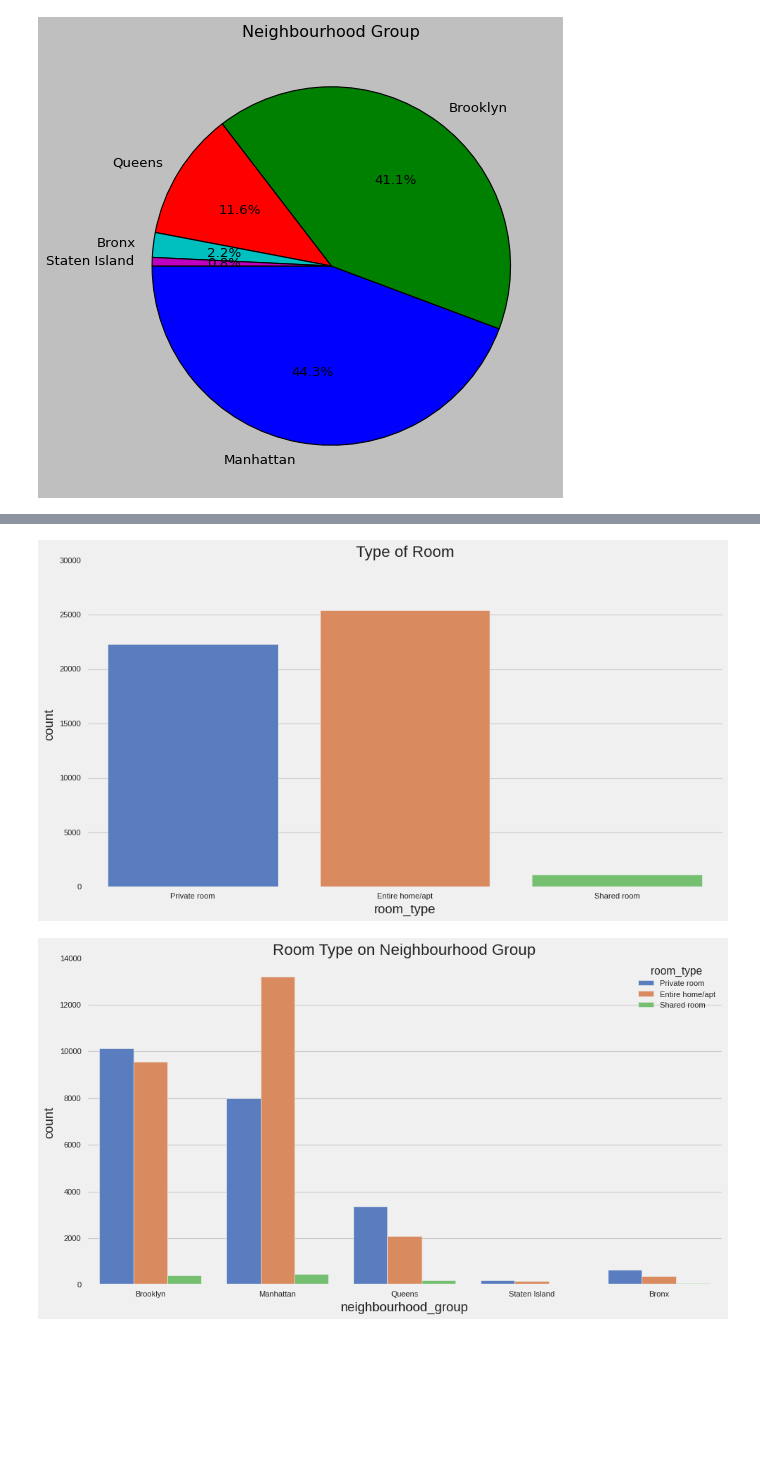
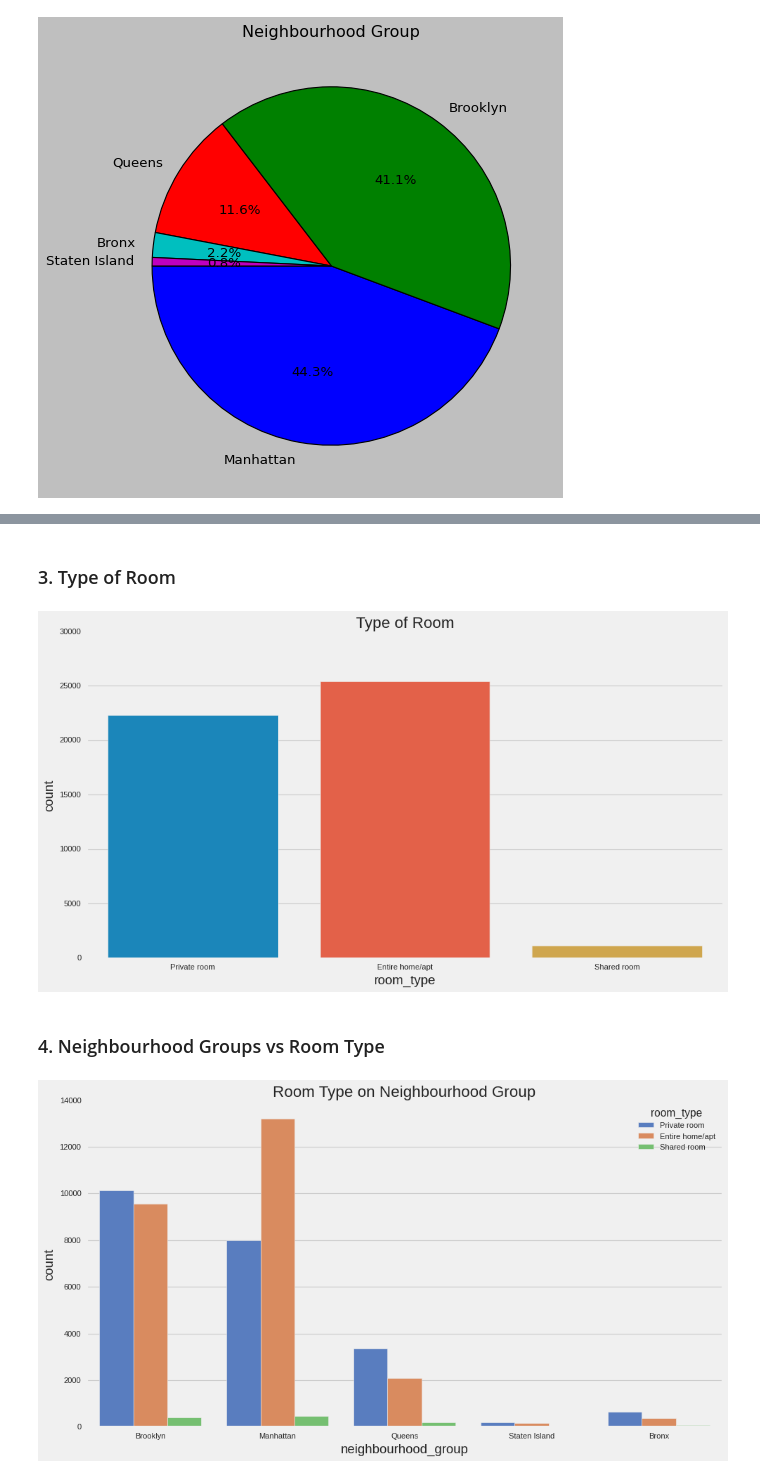
Before and after one commit to Rajashekar-Anumalla/AirbnbBookingAnalysis, a Jupyter notebook: Copy_of_Airbnb_Bookings_Analysis_Capstone_Project.ipynb, the cells around one changed output, grey strips where cells are left out. Drawn from its saved outputs; the diff is of its cells as text; code cells hidden in the pictures; blank space fills up the shorter version.

```diff
--- a/Copy_of_Airbnb_Bookings_Analysis_Capstone_Project.ipynb
+++ b/Copy_of_Airbnb_Bookings_Analysis_Capstone_Project.ipynb
@@ -161,12 +200,3 @@ plt.title("Neighbourhood Group")
 plt.show()
 # %% [output]
 [figure]
-# %%
-plt.style.use('seaborn')
-
-plt.pie(data.neighbourhood_group.value_counts(),
-            labels=data.neighbourhood_group.value_counts().index,
-            autopct='%1.1f%%', startangle=180)
-
-plt.title('Neighbourhood Groups')
-plt.show()
@@ -175,6 +202,0 @@ plt.show()
-# %%
-plt.style.use('fivethirtyeight')
-plt.figure(figsize=(13,7))
-plt.title("Neighbourhood Group")
-g = plt.pie(data.neighbourhood_group.value_counts(), labels=data.neighbourhood_group.value_counts().index,autopct='%1.1f%%', startangle=180)
-plt.show()
@@ -183,8 +203,13 @@ plt.show()
+# %% [markdown]
+### 3. Type of Room
 # %%
+# Here we can check which type of rooms are occupied most
 plt.figure(figsize=(13,7))
 plt.title("Type of Room")
-sns.countplot(data.room_type, palette="muted")
+sns.countplot(data.room_type)
 plt.show()
 # %% [output]
-[figure, old version]
+[figure, new version]
+# %% [markdown]
+### 4. Neighbourhood Groups vs Room Type
 # %%
```
Also changed, not shown: parts of 22 cells of this notebook.
